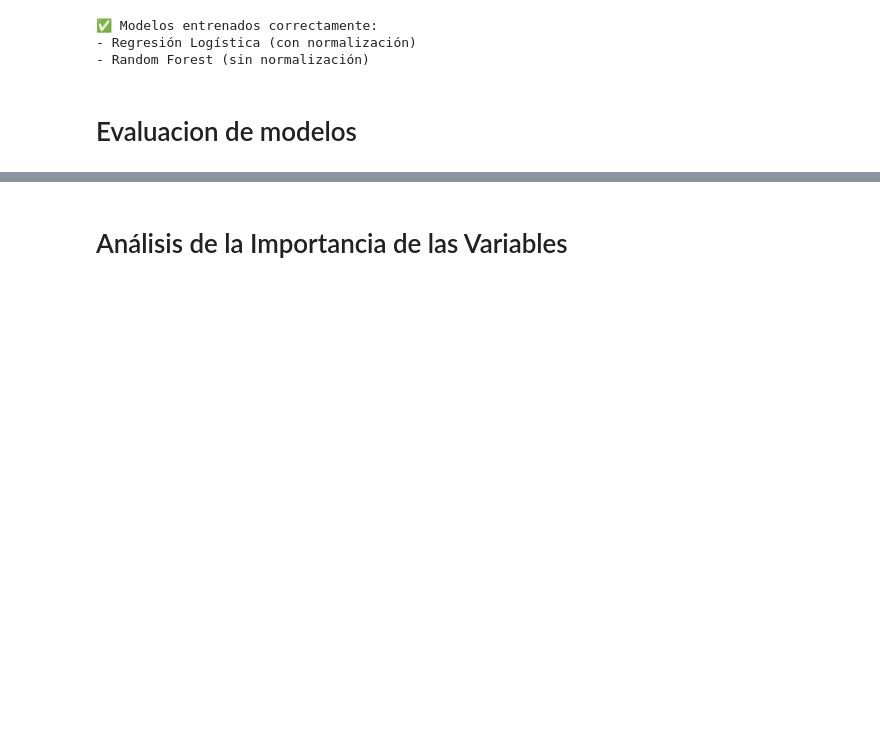
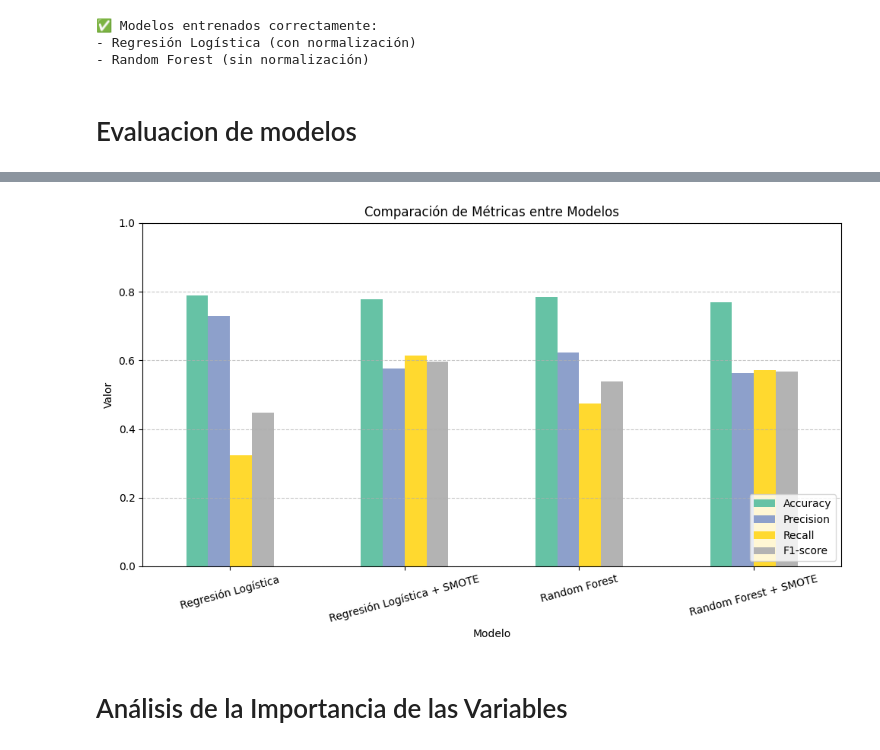
Before and after one commit to jordano-crt/TelecomX-parte-2-challenge, a Jupyter notebook: TelecomX_parte_2.ipynb, the cells around one changed output, grey strips where cells are left out. Saved outputs shown, nothing was run; the diff lists cells and outputs as text; code cells hidden in the pictures; blank space fills up the shorter version.

```diff
--- a/TelecomX_parte_2.ipynb
+++ b/TelecomX_parte_2.ipynb
@@ -452,2 +514,19 @@ weighted avg       0.77      0.78      0.77      2110
+# %%
+# Crear DataFrame para graficar
+df_resultados = pd.DataFrame([result_log, result_log_smote, result_rf, result_rf_smote])
+df_resultados.set_index("Modelo", inplace=True)
+
+# Gráfico de barras
+df_resultados.plot(kind="bar", figsize=(10, 6), colormap="Set2")
+plt.title("Comparación de Métricas entre Modelos")
+plt.ylabel("Valor")
+plt.xticks(rotation=15)
+plt.ylim(0, 1)
+plt.legend(loc="lower right")
+plt.grid(axis="y", linestyle="--", alpha=0.7)
+plt.tight_layout()
+plt.show()
+# %% [output]
+[figure, added]
 # %% [markdown]
 # Análisis de la Importancia de las Variables
```
Also changed, not shown: parts of 8 cells of this notebook.
